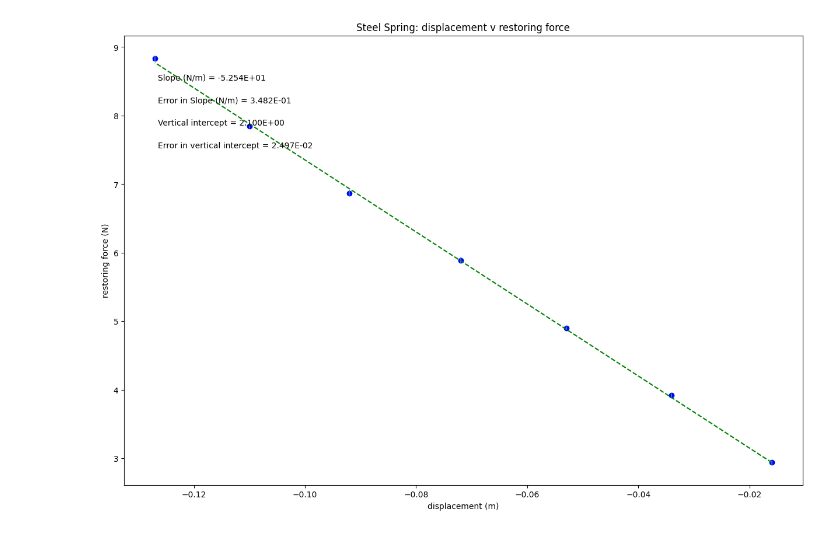
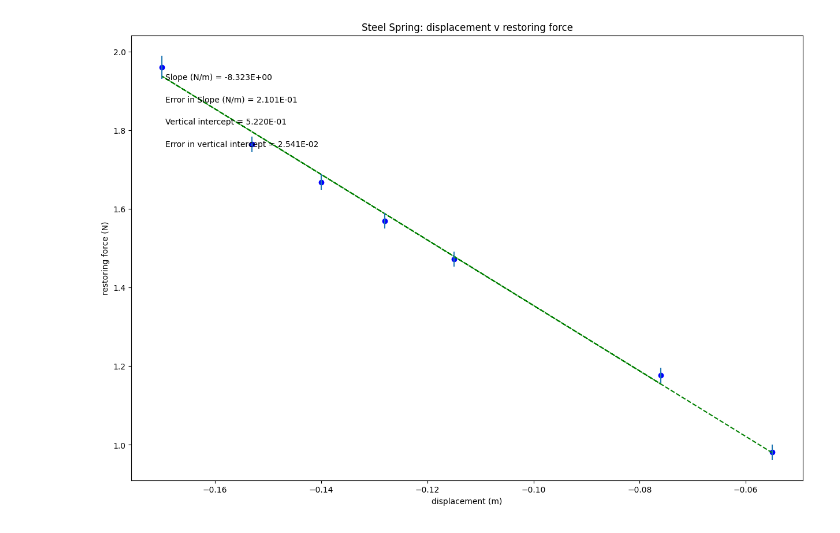
Before and after one commit to madiosn17/lab, a Jupyter notebook: lab4_steel_spring.ipynb, the cells around one changed output. Saved outputs shown, nothing was run; the diff lists cells and outputs as text; code cells hidden in the pictures.

```diff
--- a/lab4_steel_spring.ipynb
+++ b/lab4_steel_spring.ipynb
@@ -19,11 +19,11 @@ import matplotlib.pyplot as plt
 #variable names should start with a letter and must contain only letters, numbers, and underscores
 
 
-displacement = np.array([-.016, -.034, -.053, -.072, -.092, -.11, -.127])
+displacement = np.array([-.055, -.115, -.17, -.153, -.14, -.128, -.076])
 
-restoring_force = np.array([2.94, 3.92, 4.90, 5.89, 6.87, 7.85, 8.83])
+restoring_force = np.array([.981, 1.472, 1.96, 1.764, 1.668, 1.5696, 1.177])
 
-force_uncert = np.array([.029, .029, .029, .040, .040, .040, .040])
+force_uncert = np.array([.0196, .0196, .0294, .0196, .0196, .0196, .0196])
 
 
 
@@ -92,31 +92,31 @@ elif annotation_placement==3 or annotation_placement==4:
 #Don't need to change anything in this section!
 
 #Plot data on graph. Plot error bars and place values for slope,
 #error in slope, and vertical intercept (plus error) on the plot using "annotate"
 
 plt.figure(figsize=(15,10))
 
 plt.plot(x, fit, color='green', linestyle='--')
 plt.scatter(x, y, color='blue', marker='o')
 
 plt.xlabel(x_label)
 plt.ylabel(y_label)
 plt.title(plot_title)
 
 plt.errorbar(x, y, yerr=dy, xerr=None, fmt="none") #don't need to plot x error bars
 
 plt.annotate('Slope ({}) = {value:.{digits}E}'.format(slope_units,value=m, digits=3),
              (xpos, ypos[0]), xycoords='axes fraction')
 
 plt.annotate('Error in Slope ({}) = {value:.{digits}E}'.format(slope_units,value=dm, digits=3),
              (xpos, ypos[1]), xycoords='axes fraction')
 
 plt.annotate('Vertical intercept = {value:.{digits}E}'.format(value=b, digits=3),
              (xpos, ypos[2]), xycoords='axes fraction')
 
 plt.annotate('Error in vertical intercept = {value:.{digits}E}'.format(value=db, digits=3),
              (xpos, ypos[3]), xycoords='axes fraction')
 
 plt.show()
 # %% [output]
-[figure, old version]
+[figure, new version]
```
